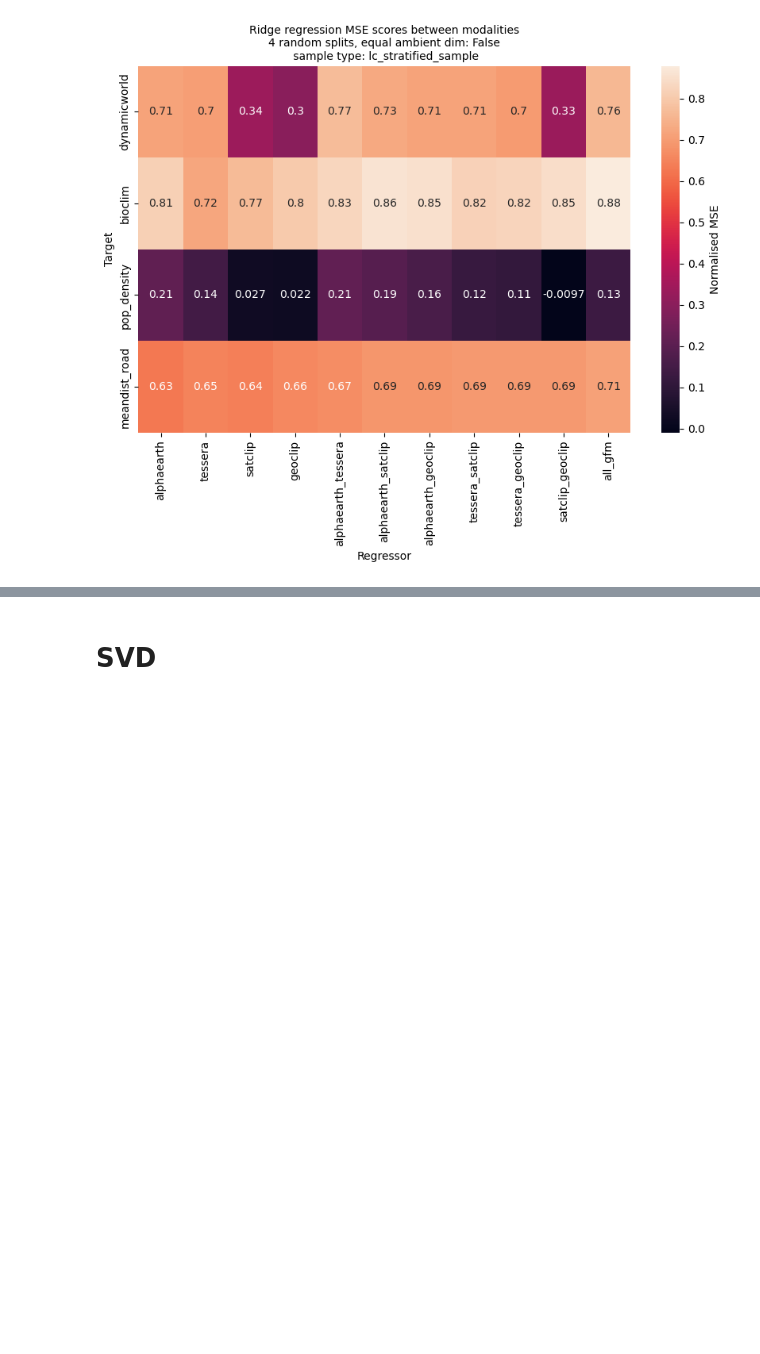
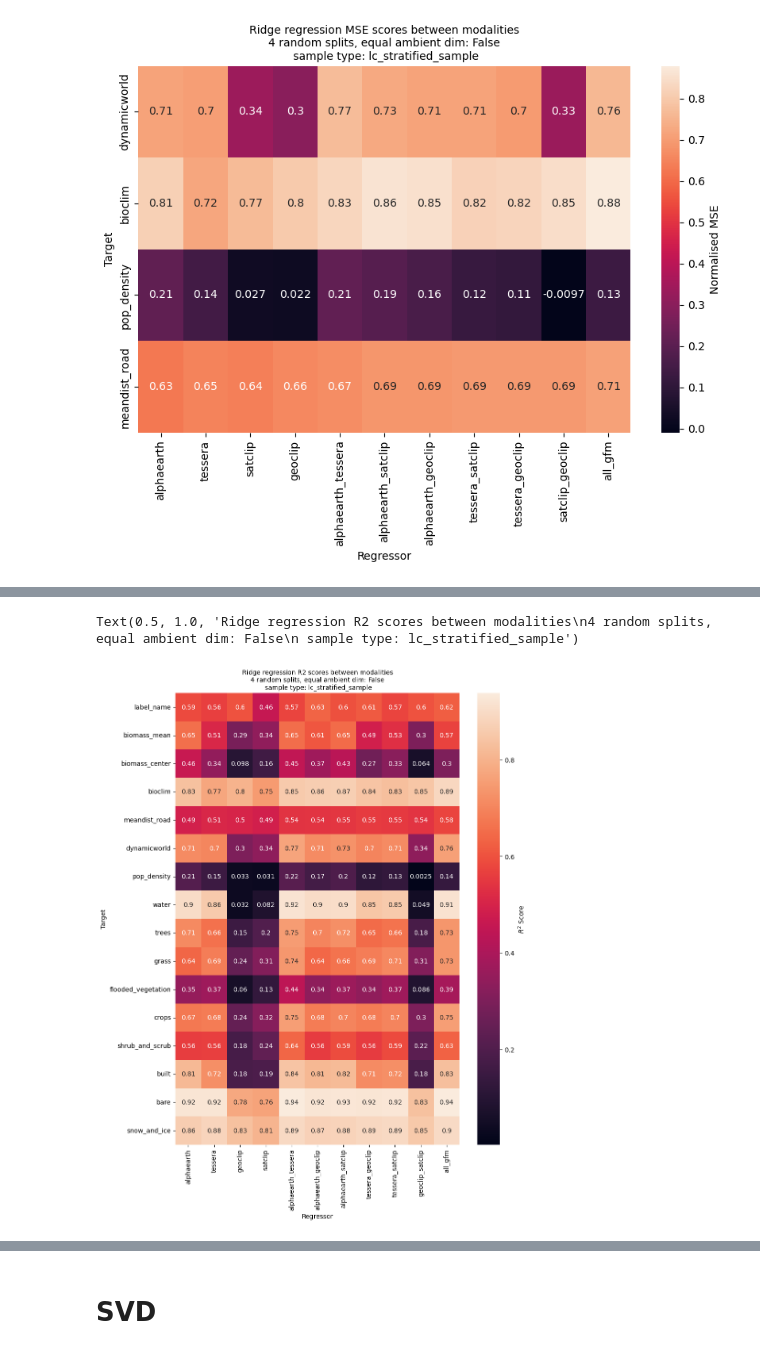
Before and after one commit to WUR-AI/interpret_earth_embeddings, a Jupyter notebook: notebooks/Explain embeddings.ipynb, the cells around one changed output, grey strips where cells are left out. Cells and saved outputs as stored; diff of their text form; code cells hidden in the pictures; blank space fills up the shorter version.

```diff
--- a/notebooks/Explain embeddings.ipynb
+++ b/notebooks/Explain embeddings.ipynb
@@ -245,0 +329,13 @@ Text(0.5, 1.0, 'Ridge regression R2 scores between modalities\n4 random splits,
+# %%
+fig = plt.figure(figsize=(10, len(target_list_plot) * 0.8))
+ax = fig.add_subplot(111)
+sns.heatmap(final_r2_matrix.T, xticklabels=regressor_list, yticklabels=target_list_plot, annot=True,# vmin=0, vmax=1,
+            cbar_kws={'label': r"$R^2$" + ' Score'}, ax=ax)
+            # cbar_kws={'label': 'Normalised MSE'}, ax=ax)
+plt.xlabel('Regressor')
+plt.ylabel('Target')
+plt.title(f'Ridge regression R2 scores between modalities\n{n_splits} random splits, equal ambient dim: {pca_equalize_ambient_dim}\n sample type: {sample_type}',
+        fontsize=10)
+# %% [output]
+Text(0.5, 1.0, 'Ridge regression R2 scores between modalities\n4 random splits, equal ambient dim: False\n sample type: lc_stratified_sample')
+[figure, added]
```
Also changed, not shown: parts of 10 cells of this notebook, 2 other files.
